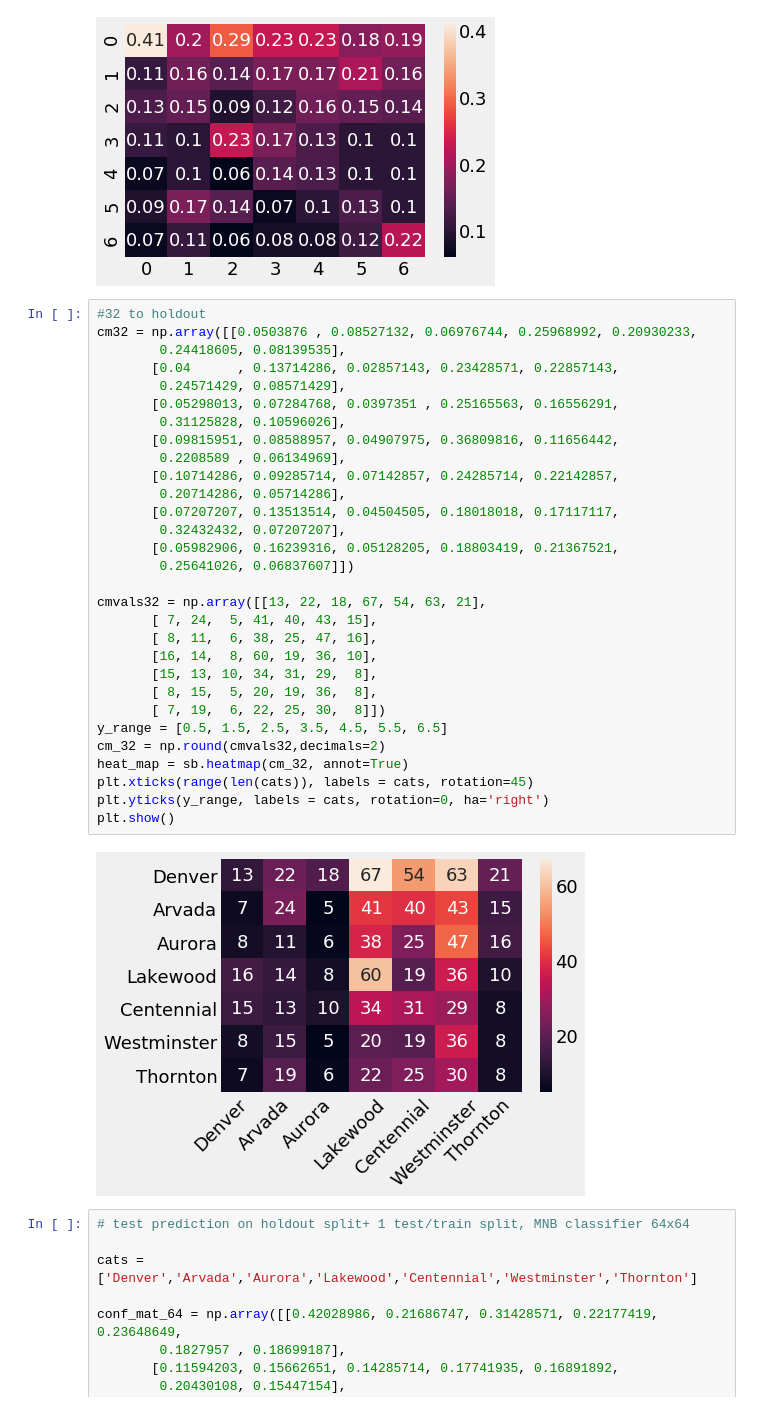
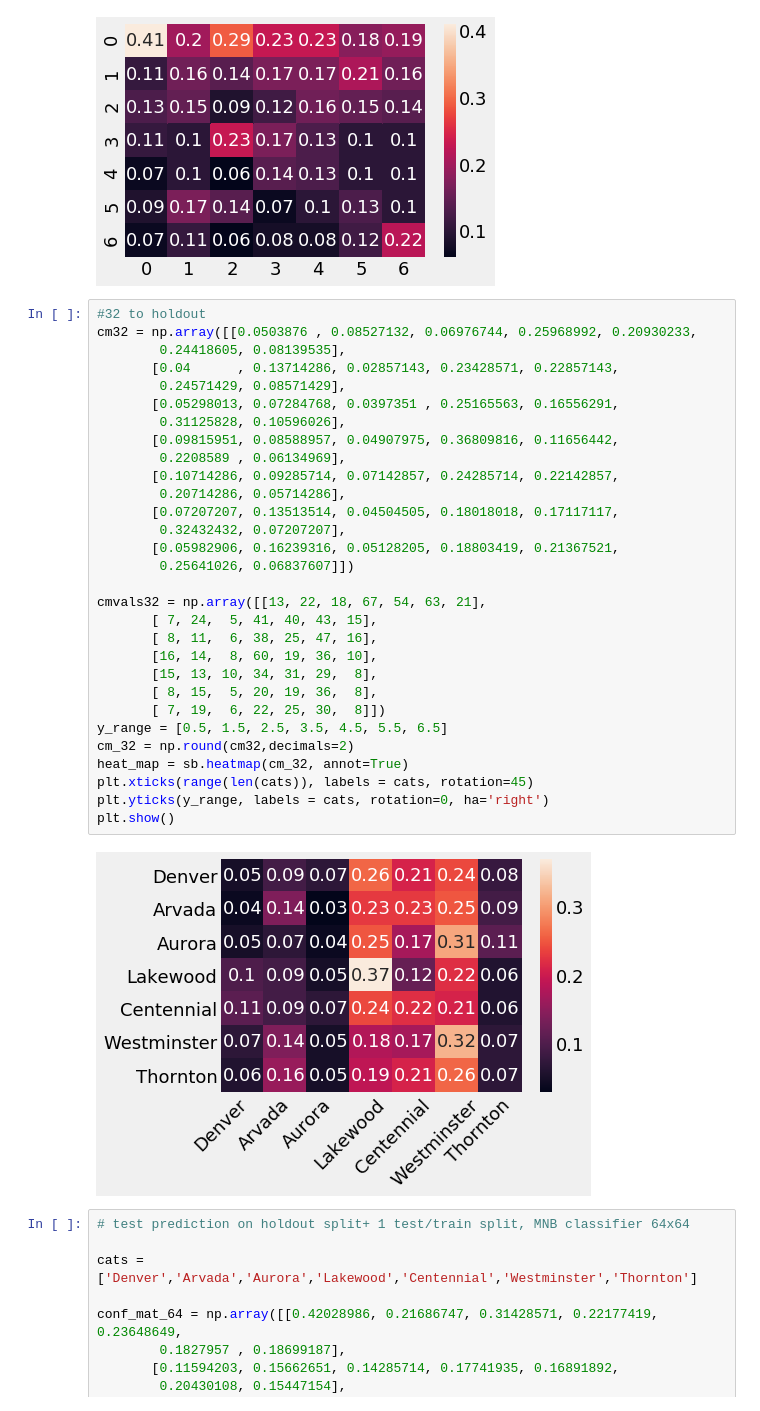
Before and after one commit to connorslagle/homes-like-this, a Jupyter notebook: notebooks/csv_eda.ipynb, the cells around one changed output. Saved outputs shown, nothing was run; the diff lists cells and outputs as text.

```diff
--- a/notebooks/csv_eda.ipynb
+++ b/notebooks/csv_eda.ipynb
@@ -182,35 +182,35 @@ plt.show()
 # %%
 #32 to holdout
 cm32 = np.array([[0.0503876 , 0.08527132, 0.06976744, 0.25968992, 0.20930233,
         0.24418605, 0.08139535],
        [0.04      , 0.13714286, 0.02857143, 0.23428571, 0.22857143,
         0.24571429, 0.08571429],
        [0.05298013, 0.07284768, 0.0397351 , 0.25165563, 0.16556291,
         0.31125828, 0.10596026],
        [0.09815951, 0.08588957, 0.04907975, 0.36809816, 0.11656442,
         0.2208589 , 0.06134969],
        [0.10714286, 0.09285714, 0.07142857, 0.24285714, 0.22142857,
         0.20714286, 0.05714286],
        [0.07207207, 0.13513514, 0.04504505, 0.18018018, 0.17117117,
         0.32432432, 0.07207207],
        [0.05982906, 0.16239316, 0.05128205, 0.18803419, 0.21367521,
         0.25641026, 0.06837607]])
 
 cmvals32 = np.array([[13, 22, 18, 67, 54, 63, 21],
        [ 7, 24,  5, 41, 40, 43, 15],
        [ 8, 11,  6, 38, 25, 47, 16],
        [16, 14,  8, 60, 19, 36, 10],
        [15, 13, 10, 34, 31, 29,  8],
        [ 8, 15,  5, 20, 19, 36,  8],
        [ 7, 19,  6, 22, 25, 30,  8]])
 y_range = [0.5, 1.5, 2.5, 3.5, 4.5, 5.5, 6.5]
-cm_32 = np.round(cmvals32,decimals=2)
+cm_32 = np.round(cm32,decimals=2)
 heat_map = sb.heatmap(cm_32, annot=True)
 plt.xticks(range(len(cats)), labels = cats, rotation=45)
 plt.yticks(y_range, labels = cats, rotation=0, ha='right')
 plt.show()
 # %% [output]
-[figure, old version]
+[figure, new version]
 # %%
 # test prediction on holdout split+ 1 test/train split, MNB classifier 64x64
 
```
Also changed, not shown: parts of 5 cells of this notebook, 19 other files.
